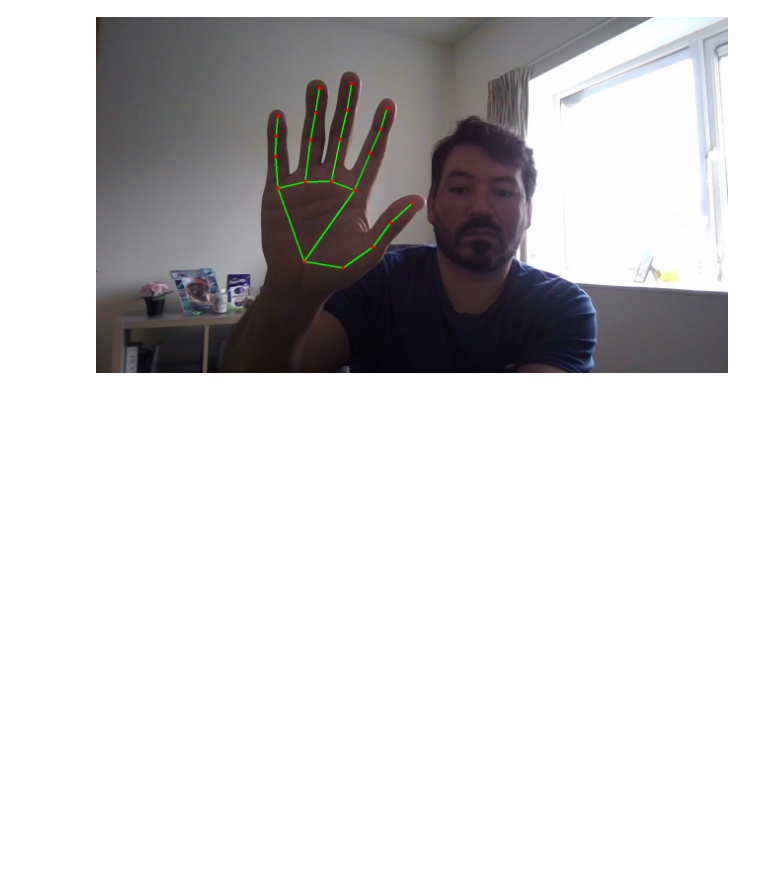
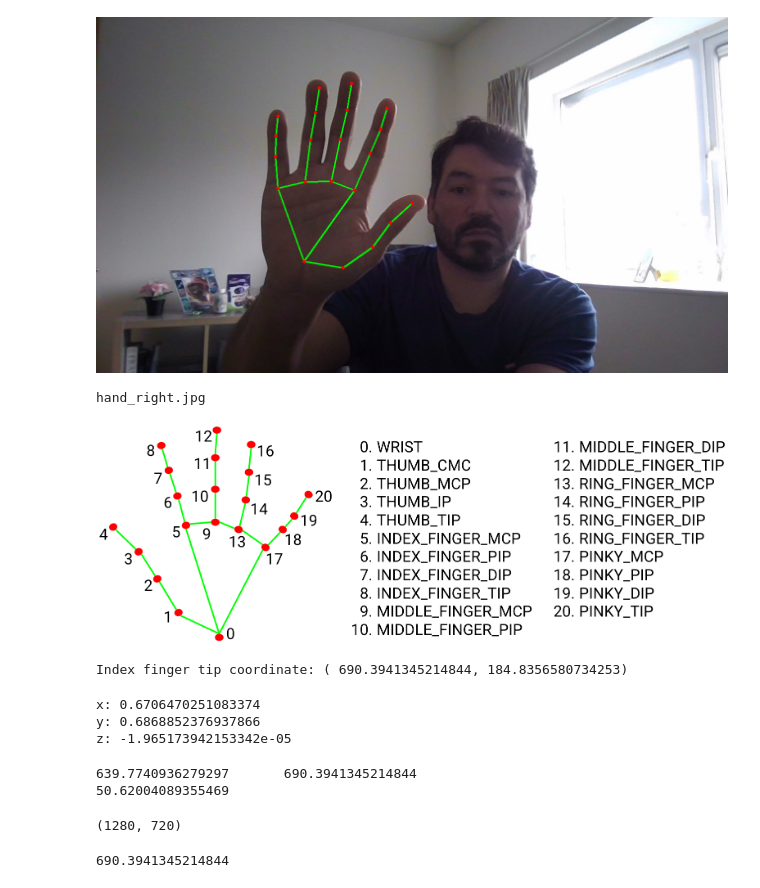
Before and after one commit to NetoRibeiro/pythonProject, a Jupyter notebook: TrackingHands_mediapipe_hands.ipynb, the cells around one changed output. Cells and saved outputs as stored; diff of their text form; code cells hidden in the pictures; blank space fills up the shorter version.

```diff
--- a/TrackingHands_mediapipe_hands.ipynb
+++ b/TrackingHands_mediapipe_hands.ipynb
@@ -111,3 +122,44 @@ Handedness of hand_right.jpg:
 Hand landmarks of hand_right.jpg:
 Index finger tip coordinate: ( 690.3941345214844, 184.8356580734253)
 [figure]
+# %%
+# Read images with OpenCV.
+images = {name: cv2.imread('/content/hand_landmarks.png')}
+# Preview the images.
+for name, image in images.items():
+  print(name)
+  cv2_imshow(image)
+# %% [output]
+hand_right.jpg
+[figure, added]
+# %%
+ print(
+          f'Index finger tip coordinate: (',
+          f'{hand_landmarks.landmark[mp_hands.HandLandmark.INDEX_FINGER_TIP].x * image_width}, '
+          f'{hand_landmarks.landmark[mp_hands.HandLandmark.INDEX_FINGER_TIP].y * image_hight})'
+      )
+# %% [output]
+Index finger tip coordinate: ( 690.3941345214844, 184.8356580734253)
+# %%
+palm = hand_landmarks.landmark[mp_hands.HandLandmark.WRIST] # hand_landmarks.landmark[0]
+
+tong = hand_landmarks.landmark[4]
+finger = hand_landmarks.landmark[8]
+palm
+# %% [output]
+x: 0.6706470251083374
+y: 0.6868852376937866
+z: -1.965173942153342e-05
+# %%
+print(f'{tong.x * image_width}\t{finger.x * image_width}\n{finger.x * image_width - tong.x * image_width}')
+# %% [output]
+639.7740936279297       690.3941345214844
+50.62004089355469
+# %%
+image_width, image_hight
+# %% [output]
+(1280, 720)
+# %%
+hand_landmarks.landmark[mp_hands.HandLandmark.INDEX_FINGER_TIP].x * image_width
+# %% [output]
+690.3941345214844
```
Also changed, not shown: parts of 14 cells of this notebook.
